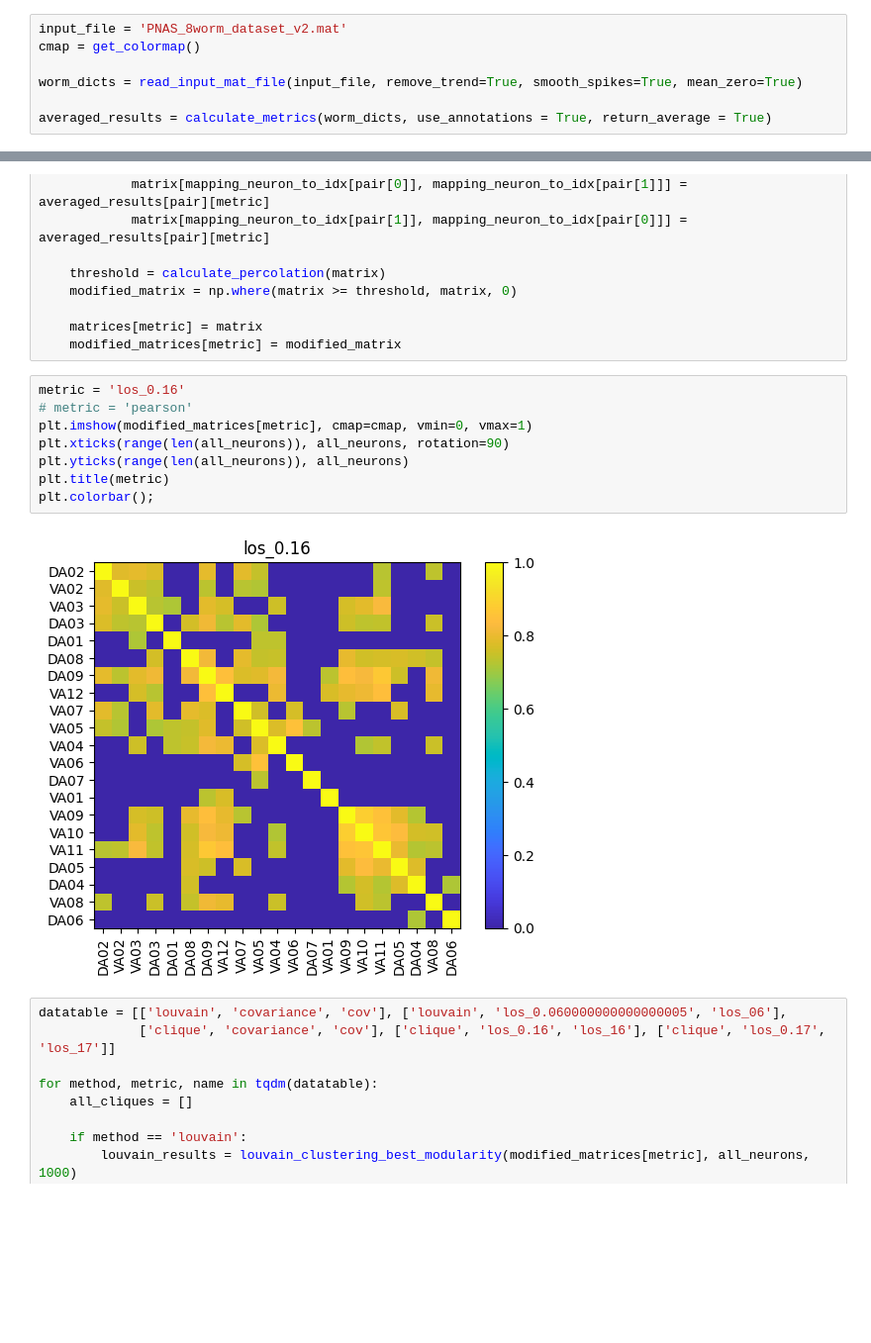
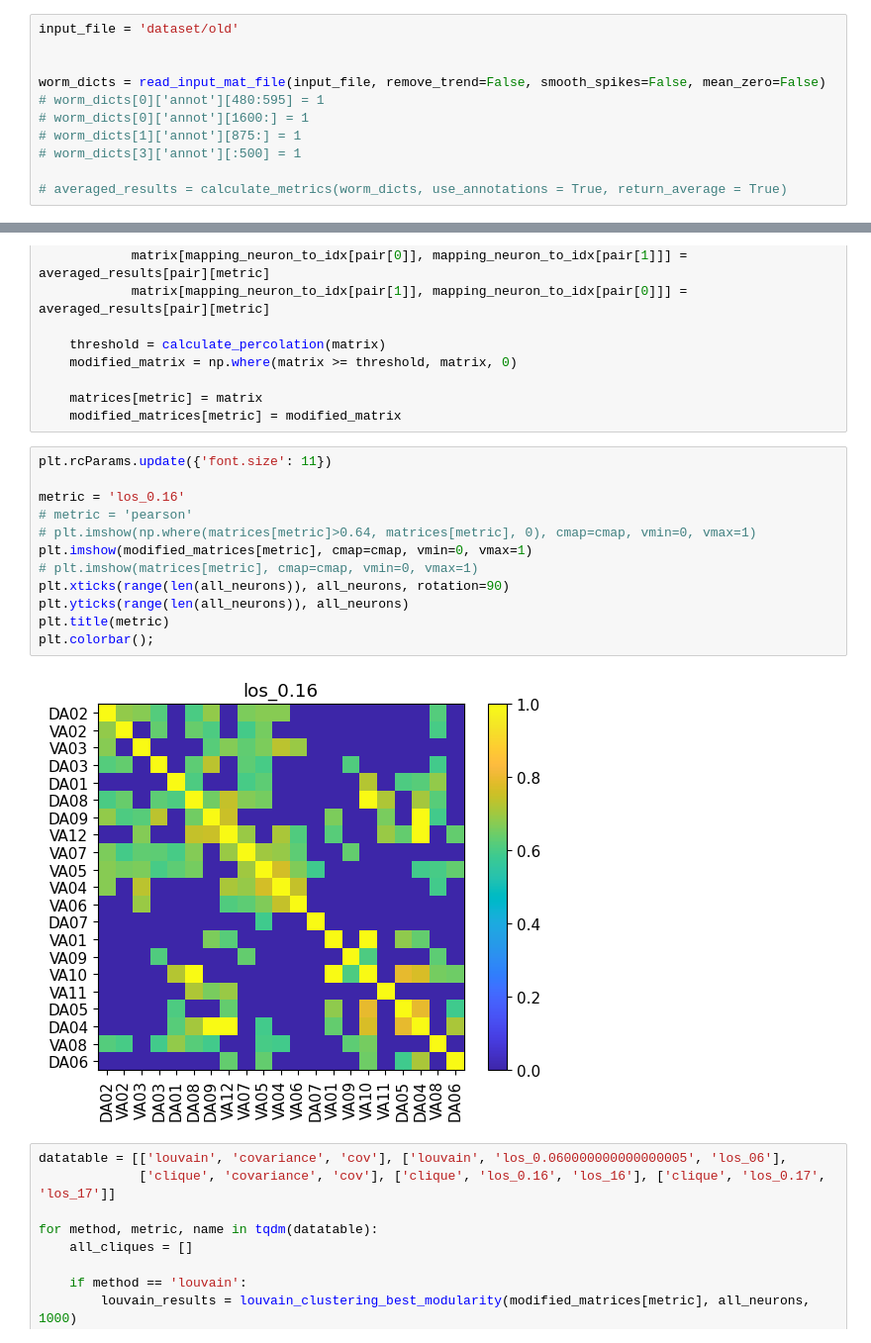
Before and after one commit to ialireza13/c_elegans_neural_network, a Jupyter notebook: handson.ipynb, the cells around one changed output, grey strips where cells are left out. Shown at 99% size. Cells and saved outputs as stored; diff of their text form; blank space fills up the shorter version.

Commit message:
new dataset format

```diff
--- a/handson.ipynb
+++ b/handson.ipynb
@@ -26,10 +21,14 @@ array([1, 1, 2, 1, 3, 4, 2, 2, 1, 1, 2, 1, 3, 3, 2, 2, 2, 4, 4, 2, 4, 5,
 # %%
-input_file = 'PNAS_8worm_dataset_v2.mat'
-cmap = get_colormap()
+input_file = 'dataset/old'
 
-worm_dicts = read_input_mat_file(input_file, remove_trend=True, smooth_spikes=True, mean_zero=True)
 
-averaged_results = calculate_metrics(worm_dicts, use_annotations = True, return_average = True)
+worm_dicts = read_input_mat_file(input_file, remove_trend=False, smooth_spikes=False, mean_zero=False)
+# worm_dicts[0]['annot'][480:595] = 1
+# worm_dicts[0]['annot'][1600:] = 1
+# worm_dicts[1]['annot'][875:] = 1
+# worm_dicts[3]['annot'][:500] = 1
+
+# averaged_results = calculate_metrics(worm_dicts, use_annotations = True, return_average = True)
 # %%
 fig, ax = plt.subplots(2, 4, figsize=(15, 5))
 ax = ax.flatten()
@@ -78,15 +77,19 @@ for metric in averaged_results[pairs[0]]:
     matrices[metric] = matrix
     modified_matrices[metric] = modified_matrix
 # %%
+plt.rcParams.update({'font.size': 11})
+
 metric = 'los_0.16'
 # metric = 'pearson'
+# plt.imshow(np.where(matrices[metric]>0.64, matrices[metric], 0), cmap=cmap, vmin=0, vmax=1)
 plt.imshow(modified_matrices[metric], cmap=cmap, vmin=0, vmax=1)
+# plt.imshow(matrices[metric], cmap=cmap, vmin=0, vmax=1)
 plt.xticks(range(len(all_neurons)), all_neurons, rotation=90)
 plt.yticks(range(len(all_neurons)), all_neurons)
 plt.title(metric)
 plt.colorbar();
 # %% [output]
-[figure, old version]
+[figure, new version]
 # %%
 datatable = [['louvain', 'covariance', 'cov'], ['louvain', 'los_0.060000000000000005', 'los_06'],
              ['clique', 'covariance', 'cov'], ['clique', 'los_0.16', 'los_16'], ['clique', 'los_0.17', 'los_17']]
```
Also changed, not shown: parts of 22 cells of this notebook.
